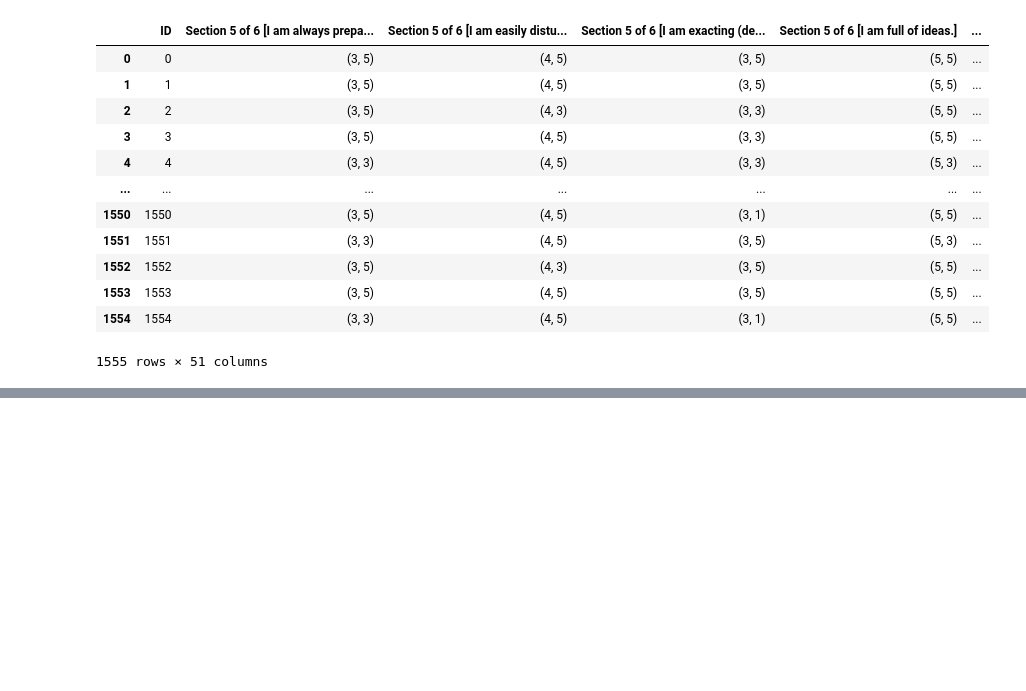
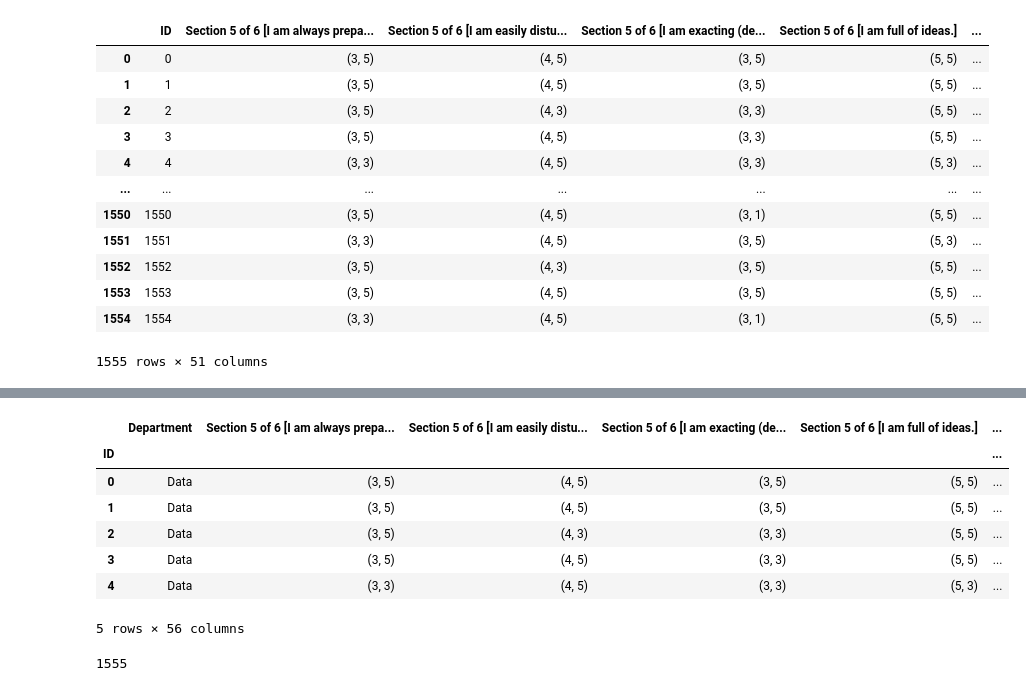
Before and after one commit to Shalom91/Data-Wrangling, a Jupyter notebook: Data Wrangling Project.ipynb, the cells around one changed output, grey strips where cells are left out. Saved outputs shown, nothing was run; the diff lists cells and outputs as text; code cells hidden in the pictures; blank space fills up the shorter version.

Commit message:
fixed assertion statement

```diff
--- a/Data Wrangling Project.ipynb
+++ b/Data Wrangling Project.ipynb
@@ -167,0 +114,3 @@ for i in factor.keys():
+# %%
+# load the data set
+department = pd.read_csv("departments.csv", sep=";")
@@ -167,0 +127,26 @@ for i in factor.keys():
+# %%
+#merging department with personality scores
+data_dep = pd.merge(department, data_new, how='left')
+
+# set ID column as index
+data_dep = data_dep.set_index('ID')
+
+data_dep.head()
+# %% [output]
+|  | Department | Section 5 of 6 [I am always prepa... | Section 5 of 6 [I am easily distu... | Section 5 of 6 [I am exacting (de... | Section 5 of 6 [I am full of ideas.] | ... |
+| ID |  |  |  |  |  | ... |
+| 0 | Data | (3, 5) | (4, 5) | (3, 5) | (5, 5) | ... |
+| 1 | Data | (3, 5) | (4, 5) | (3, 5) | (5, 5) | ... |
+| 2 | Data | (3, 5) | (4, 3) | (3, 3) | (5, 5) | ... |
+| 3 | Data | (3, 5) | (4, 5) | (3, 3) | (5, 5) | ... |
+| 4 | Data | (3, 3) | (4, 5) | (3, 3) | (5, 3) | ... |
+5 rows × 56 columns
+# %%
+#Assertation/ checking whether the two df's have the same amount of rows & columns
+try:
+    assert len(data_new) == len(data_dep), "The two data frames do not have the same amount of rows & columns"
+    print(len(data_new))
+except AssertionError as msg:
+    print(msg)
+# %% [output]
+1555
```
Also changed, not shown: parts of 17 cells of this notebook, 1 other file.
